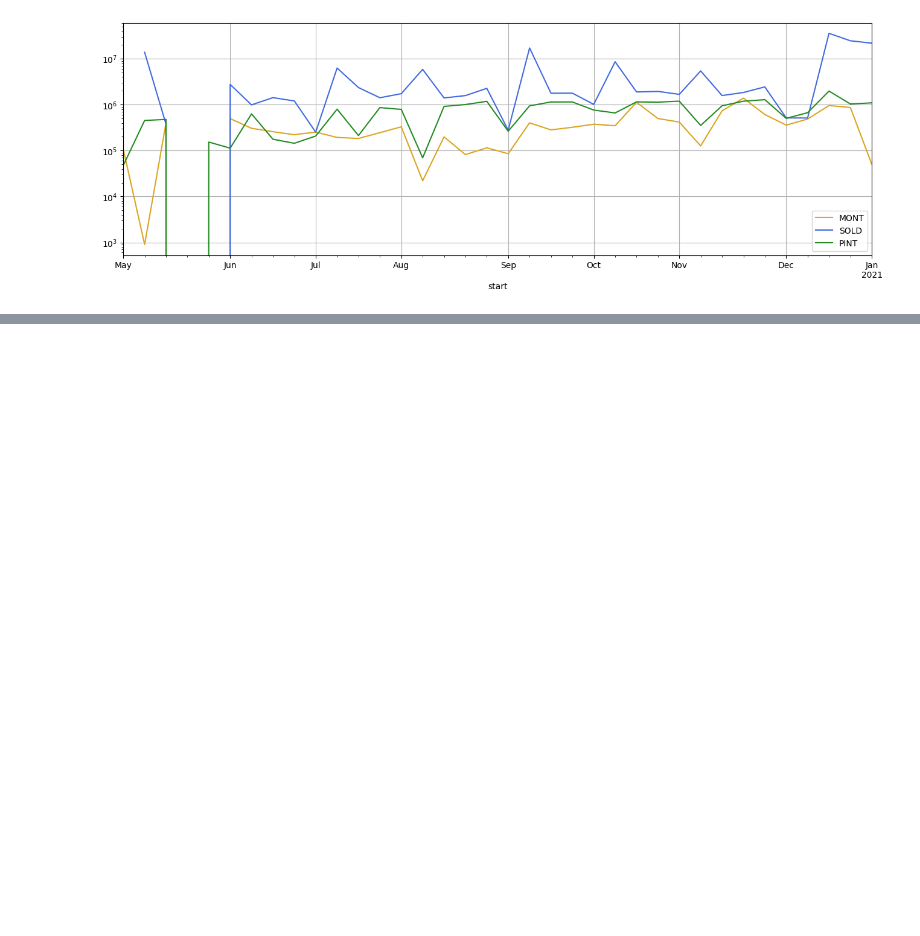
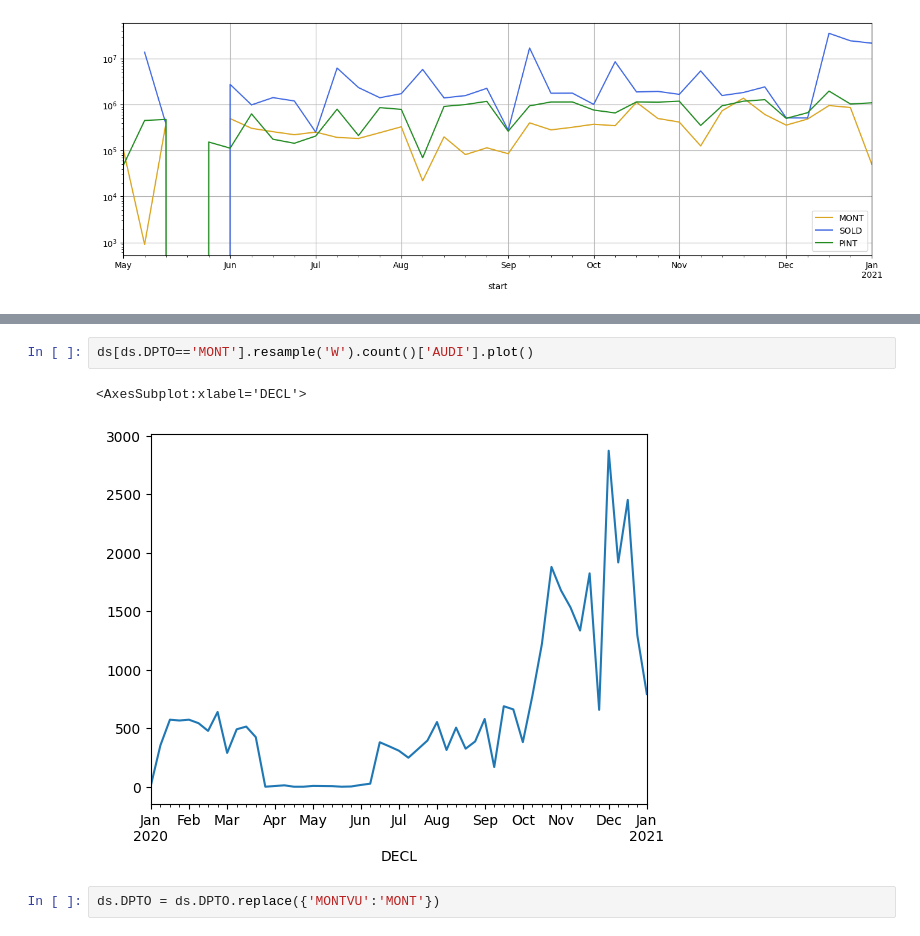
Before and after one commit to GeraCollante/tesis-icomp-machinelearning, a Jupyter notebook: smp/UnifiedSMP.ipynb, the cells around one changed output, grey strips where cells are left out. Drawn from its saved outputs; the diff is of its cells as text; blank space fills up the shorter version.

```diff
--- a/smp/UnifiedSMP.ipynb
+++ b/smp/UnifiedSMP.ipynb
@@ -134,0 +182,7 @@ for i, dpto in enumerate(dptos):
+# %%
+ds[ds.DPTO=='MONT'].resample('W').count()['AUDI'].plot()
+# %% [output]
+<AxesSubplot:xlabel='DECL'>
+[figure, added]
+# %%
+ds.DPTO = ds.DPTO.replace({'MONTVU':'MONT'})
```
Also changed, not shown: parts of 19 cells of this notebook, 43 other files.
